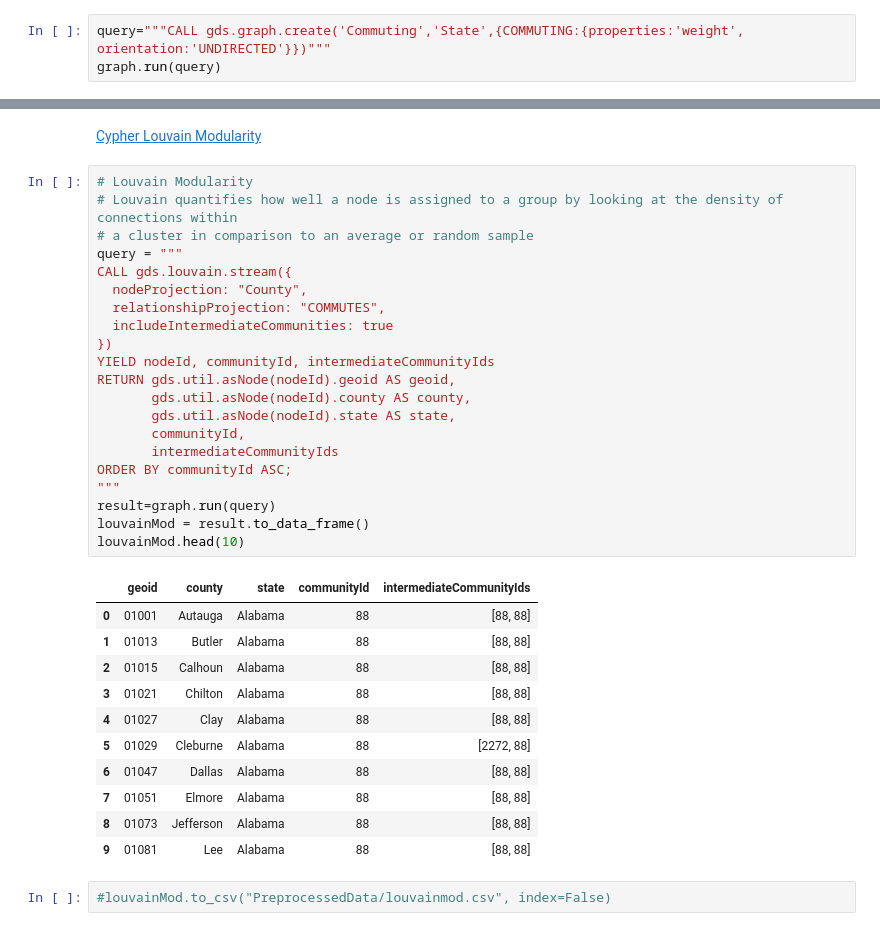
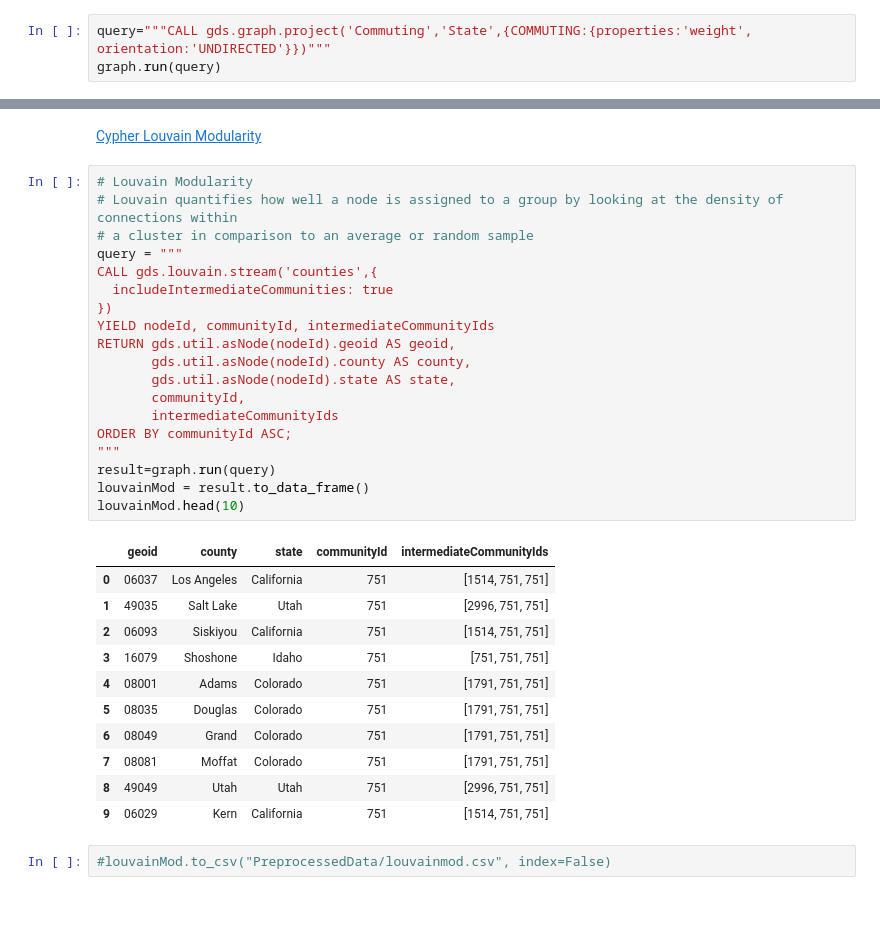
Before and after one commit to KingaAnna/MDA_final_Sweden, a Jupyter notebook: commuteGraph.ipynb, the cells around one changed output, grey strips where cells are left out. Cells and saved outputs as stored; diff of their text form.

```diff
--- a/commuteGraph.ipynb
+++ b/commuteGraph.ipynb
@@ -74,6 +74,6 @@ graph.run(query,file='file:///commuting_edges.csv')
 # %% [markdown]
 Create an in-memory graph, called 'Commuting'.
 # %%
-query="""CALL gds.graph.create('Commuting','State',{COMMUTING:{properties:'weight', orientation:'UNDIRECTED'}})"""
+query="""CALL gds.graph.project('Commuting','State',{COMMUTING:{properties:'weight', orientation:'UNDIRECTED'}})"""
 graph.run(query)
 # %% [output]
@@ -273,36 +252,34 @@ pagerank.head(10)
 # %%
 # Louvain Modularity
 # Louvain quantifies how well a node is assigned to a group by looking at the density of connections within
 # a cluster in comparison to an average or random sample
 query = """
-CALL gds.louvain.stream({
-  nodeProjection: "County",
-  relationshipProjection: "COMMUTES",
+CALL gds.louvain.stream('counties',{
   includeIntermediateCommunities: true
 })
 YIELD nodeId, communityId, intermediateCommunityIds
 RETURN gds.util.asNode(nodeId).geoid AS geoid,
        gds.util.asNode(nodeId).county AS county,
        gds.util.asNode(nodeId).state AS state,
        communityId,
        intermediateCommunityIds
 ORDER BY communityId ASC;
 """
 result=graph.run(query)
 louvainMod = result.to_data_frame()
 louvainMod.head(10)
 # %% [output]
 |  | geoid | county | state | communityId | intermediateCommunityIds |
-| 0 | 01001 | Autauga | Alabama | 88 | [88, 88] |
-| 1 | 01013 | Butler | Alabama | 88 | [88, 88] |
-| 2 | 01015 | Calhoun | Alabama | 88 | [88, 88] |
-| 3 | 01021 | Chilton | Alabama | 88 | [88, 88] |
-| 4 | 01027 | Clay | Alabama | 88 | [88, 88] |
-| 5 | 01029 | Cleburne | Alabama | 88 | [2272, 88] |
-| 6 | 01047 | Dallas | Alabama | 88 | [88, 88] |
-| 7 | 01051 | Elmore | Alabama | 88 | [88, 88] |
-| 8 | 01073 | Jefferson | Alabama | 88 | [88, 88] |
-| 9 | 01081 | Lee | Alabama | 88 | [88, 88] |
+| 0 | 06037 | Los Angeles | California | 751 | [1514, 751, 751] |
+| 1 | 49035 | Salt Lake | Utah | 751 | [2996, 751, 751] |
+| 2 | 06093 | Siskiyou | California | 751 | [1514, 751, 751] |
+| 3 | 16079 | Shoshone | Idaho | 751 | [751, 751, 751] |
+| 4 | 08001 | Adams | Colorado | 751 | [1791, 751, 751] |
+| 5 | 08035 | Douglas | Colorado | 751 | [1791, 751, 751] |
+| 6 | 08049 | Grand | Colorado | 751 | [1791, 751, 751] |
+| 7 | 08081 | Moffat | Colorado | 751 | [1791, 751, 751] |
+| 8 | 49049 | Utah | Utah | 751 | [2996, 751, 751] |
+| 9 | 06029 | Kern | California | 751 | [1514, 751, 751] |
 # %%
 #louvainMod.to_csv("PreprocessedData/louvainmod.csv", index=False)
 # %% [markdown]
```
Also changed, not shown: parts of 16 cells of this notebook.
